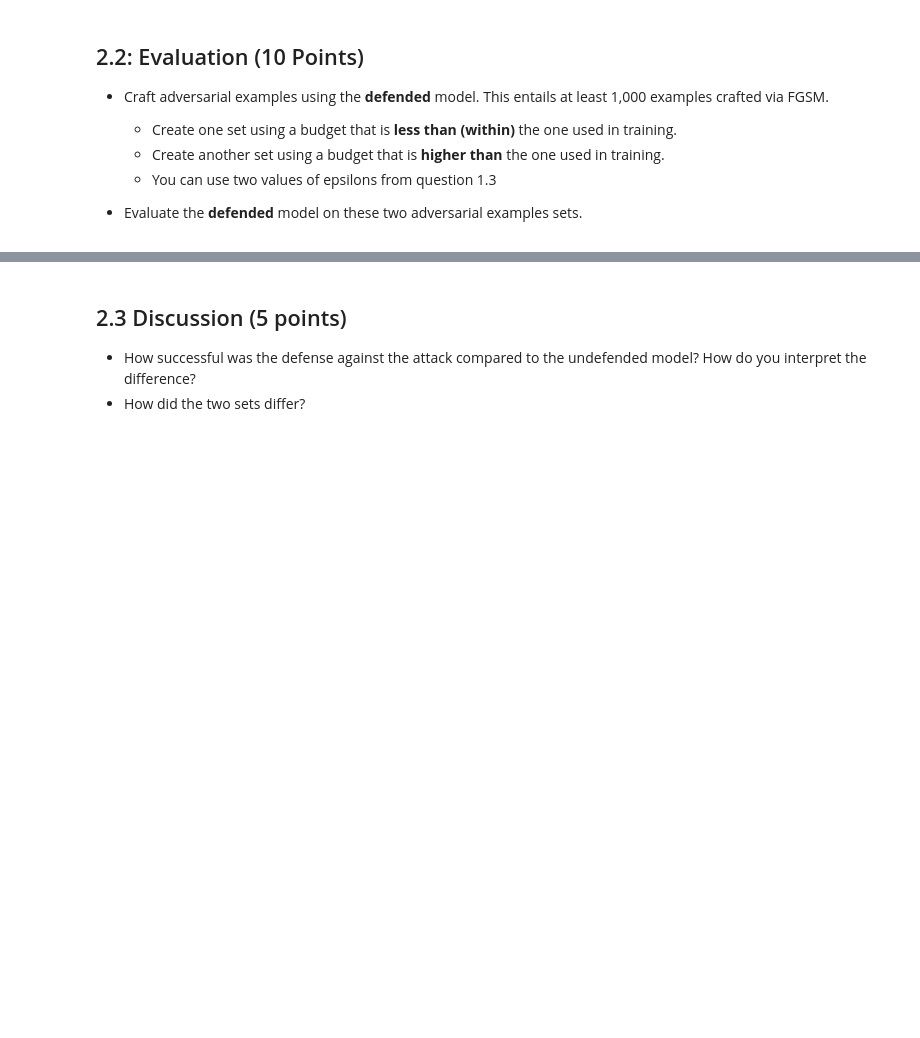
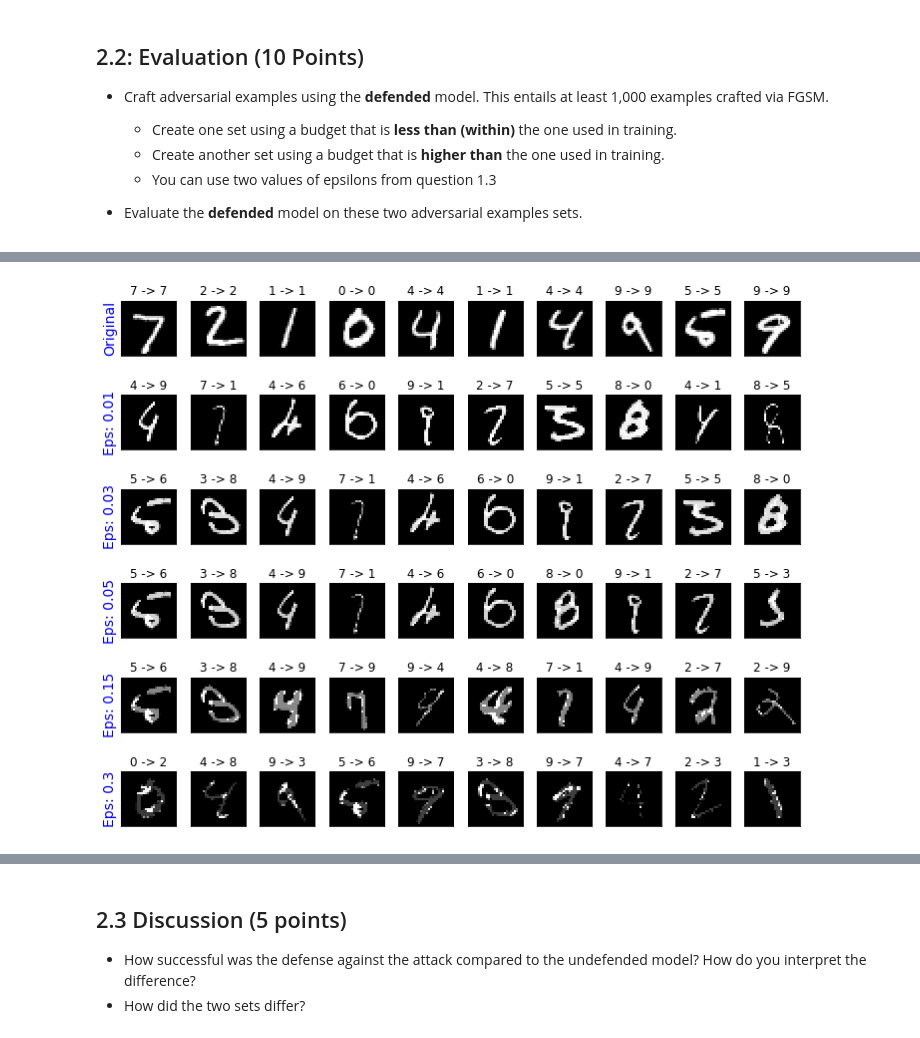
Before and after one commit to manuelaceron/ML-in-Cybersecurity, a Jupyter notebook: Evasion attack/2021_11_12_Task_02.ipynb, the cells around one changed output, grey strips where cells are left out. Cells and saved outputs as stored; diff of their text form; code cells hidden in the pictures; blank space fills up the shorter version.

```diff
--- a/Evasion attack/2021_11_12_Task_02.ipynb
+++ b/Evasion attack/2021_11_12_Task_02.ipynb
@@ -672,3 +741,22 @@ print('Accuracy on the lower-budget adversarial samples (FGSM) after defense %.2
 
 print('Accuracy on the higher-budget adversarial samples (FGSM) %.2f'%acc_FGSM2)
 print('Accuracy on the higher-budget adversarial samples (FGSM) after defense %.2f'%acc_FGSM_defend2)
+# %%
+# Load defended trained model
+defended_pretrained_model = "/content/defended_model.ckpt"
+
+defended_model = load_model(defended_pretrained_model)
+# %%
+# Test defended model
+
+def_accuracies = []
+def_adv_samples = []
+
+# Run test for each epsilon
+for eps in epsilons:
+    start = timeit.default_timer()
+    acc, ex = test_FGSM_attack(defended_model, device, test_loader, eps, dataset_size)
+    stop = timeit.default_timer()
+    print('Time: ', stop - start)
+    def_accuracies.append(acc)
+    def_adv_samples.append(ex)
@@ -674,0 +774,4 @@ print('Accuracy on the higher-budget adversarial samples (FGSM) after defense %.
+# %%
+visualize(def_adv_samples)
+# %% [output]
+[figure, added]
```
Also changed, not shown: parts of 37 cells of this notebook.
